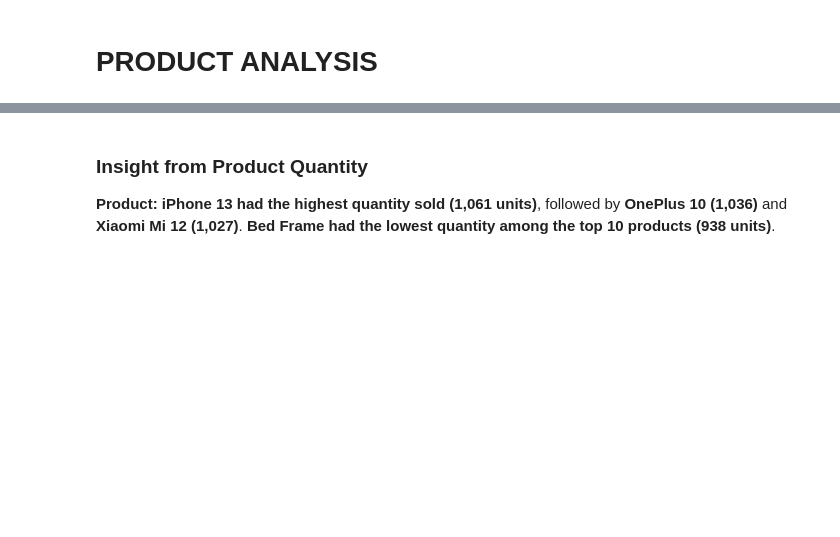
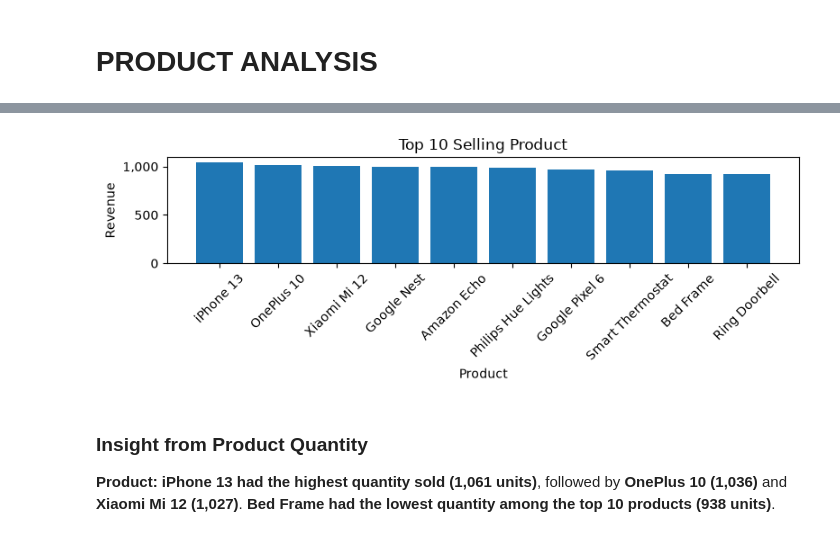
Before and after one commit to CodeWithNafisat/OIBSIP, a Jupyter notebook: DataAnalytics-L1-EDARetailSales/EDA_Retail_Sales.ipynb, the cells around one changed output, grey strips where cells are left out. Saved outputs shown, nothing was run; the diff lists cells and outputs as text; code cells hidden in the pictures; blank space fills up the shorter version.

```diff
--- a/DataAnalytics-L1-EDARetailSales/EDA_Retail_Sales.ipynb
+++ b/DataAnalytics-L1-EDARetailSales/EDA_Retail_Sales.ipynb
@@ -190,8 +532,6 @@ plt.show()
-# %%
-trans_df["quantity"].fillna(trans_df["quantity"].median(), inplace = True)
 # %% [markdown]
 I used the **median** because the quantity data is **skewed and contains extreme values**, such as 50. The median is less affected by these outliers than the mean.
 # %%
-trans_df["quantity"] = trans_df["quantity"].astype("int64")
+trans_df["quantity"] = trans_df["quantity"].fillna(trans_df["quantity"].median().astype("int64"))
 # %%
 trans_df["price"].describe()
@@ -212,7 +589,6 @@ plt.show()
-# %%
-# I will be replacing NANs with 0 because it means there was no discount and 0 is actually the mean.
-trans_df["discount_applied"].fillna(trans_df["discount_applied"].median(), inplace = True)
 # %%
-trans_df["discount_applied"] = trans_df["discount_applied"].astype("int64")
+# I will be replacing NANs with 0 because it means there was no discount and 0 is actually the mean.
+trans_df["discount_applied"] = (trans_df["discount_applied"].fillna(trans_df["discount_applied"].median()
+                                                                    .astype("int64")))
 # %%
 trans_df.isna().sum()
@@ -539,17 +1194,19 @@ top_10_product
 # %%
-plt.figure(figsize=(8, 5))
+plt.figure(figsize=(8, 3))
 plt.bar(top_10_product.index, top_10_product.values)
 
 plt.title("Top 10 Selling Product")
 plt.xlabel("Product")
 plt.ylabel("Revenue")
 plt.xticks(rotation=45)
 
 # Display full values on Y-axis
 plt.gca().yaxis.set_major_formatter(
     FuncFormatter(lambda x, pos: f"{x:,.0f}"))
 plt.tight_layout()
 plt.show()
+# %% [output]
+[figure, added]
 # %% [markdown]
 ### Insight from Product Quantity
 
```
Also changed, not shown: parts of 95 cells of this notebook, 1 other file.
